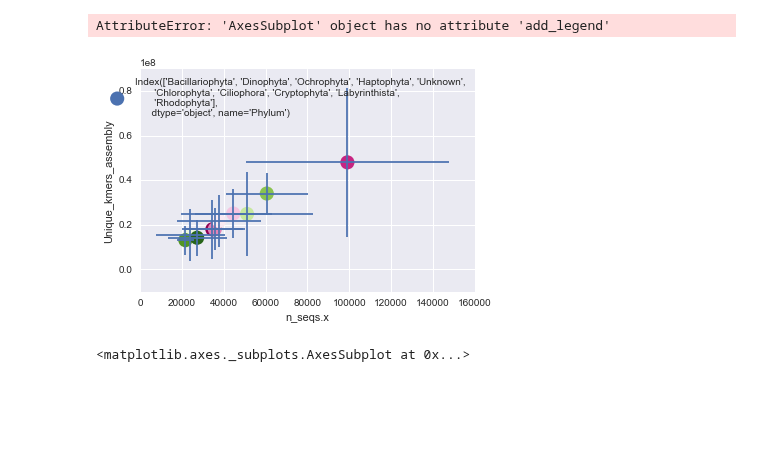
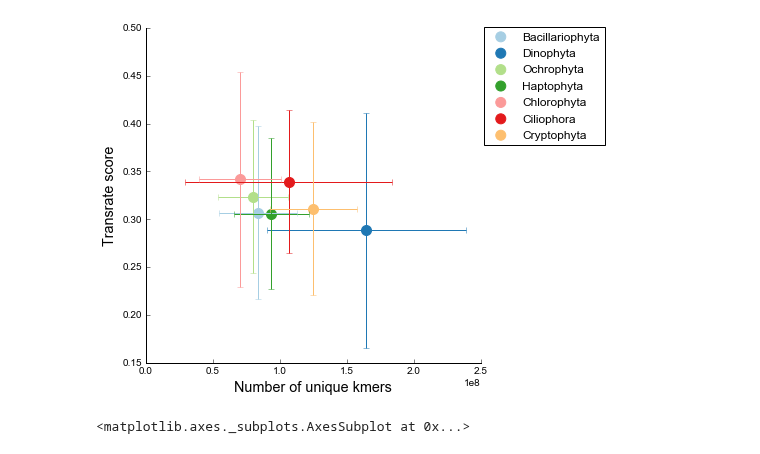
Before and after one commit to johnsolk/MMETSP, a Jupyter notebook: notebooks/Figure_3.ipynb, the cells around one changed output. Cells and saved outputs as stored; diff of their text form; code cells hidden in the pictures; blank space fills up the shorter version.

Commit message:
updated figure 3 to do group-specific plotting

```diff
--- a/notebooks/Figure_3.ipynb
+++ b/notebooks/Figure_3.ipynb
@@ -23,2 +9,4 @@ KeyboardInterrupt:
 # %%
-groups_of_interest=reads_frame2.groupby('Phylum').count().sort_values(by='Input.Reads', ascending=False).iloc[0:10].index
+groups_of_interest=reads_frame2.groupby('Phylum').count().sort_values(by='Input.Reads',
+                                                                      ascending=False).iloc[0:8].drop(['Unknown']).index
+groups_of_interest
@@ -25,28 +58,35 @@ groups_of_interest=reads_frame2.groupby('Phylum').count().sort_values(by='Input.
 # %%
 import palettable as pal
 reads_mean=evaluation_frame.groupby('Phylum').mean().loc[groups_of_interest]
 reads_std=evaluation_frame.groupby('Phylum').std().loc[groups_of_interest]
 
-X='n_seqs.x'
-Y='Unique_kmers_assembly'
+Y='score.x'
+X='num_kmers_reads_diginorm'
 
 t=range(len(reads_mean.index))
 fig,ax=plt.subplots(1)
-cmap=pal.colorbrewer.qualitative.Accent_8.hex_colors
-# for n,i in enumerate(groups_of_interest):
-#     reads_mean.loc[i].plot(kind='scatter', x=X, y=Y,
+fig.set_size_inches(6,6)
+cmap=pal.colorbrewer.qualitative.Paired_9.hex_colors
+
+for n,i in enumerate(groups_of_interest):
+    ax.scatter(reads_mean.loc[i,X], reads_mean.loc[i,Y], color=cmap[n], label=i, s=100)
+    ax.errorbar(reads_mean.loc[i,X], reads_mean.loc[i,Y], xerr=reads_std.loc[i,X], yerr=reads_std.loc[i,Y], color=cmap[n])
+
+ax.set_xlabel('Number of unique kmers', fontsize='x-large')
+ax.set_ylabel('Transrate score', fontsize='x-large')
+ax.legend(ncol=1, loc=[1.01,.65], scatterpoints=1)
+
+simpleaxis(ax)
+#reads_mean.loc[i].plot(style='o', x=X, y=Y,
 #                 yerr=reads_std.loc[i], xerr=reads_std.loc[i],
-#                 color=cmap[n])
-reads_mean.plot(kind='scatter', x=X, y=Y,
-            yerr=reads_std, xerr=reads_std,
-            c=t, lw=0, s=200,
-                cmap=pal.colorbrewer.diverging.PiYG_11.get_mpl_colormap(), ax=ax,
-                colorbar=False, label=reads_mean.index)
-
-ax.legend()x
+#                 color=cmap)
+# reads_mean.plot(kind='scatter', x=X, y=Y,
+#             yerr=reads_std, xerr=reads_std,
+#             c=t, lw=0, s=200,
+#                 cmap=pal.colorbrewer.diverging.PiYG_11.get_mpl_colormap(), ax=ax,
+#                 colorbar=False, label=reads_mean.index)
 # %% [output]
-AttributeError: 'AxesSubplot' object has no attribute 'add_legend'
-[figure, old version]
+[figure, new version]
 # %%
 import palettable as pal
 reads_mean=evaluation_frame.groupby('Phylum').mean().loc[groups_of_interest]
```
Also changed, not shown: parts of 5 cells of this notebook.
